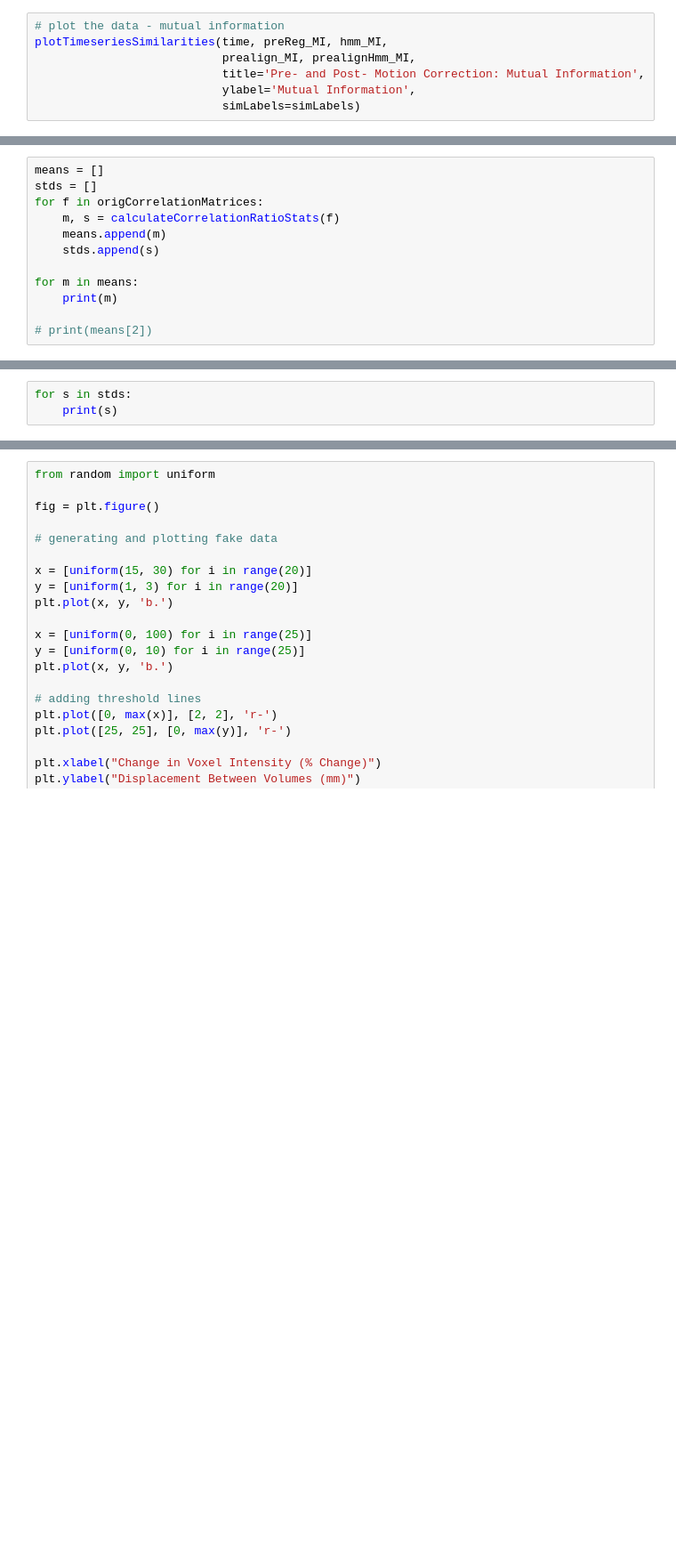
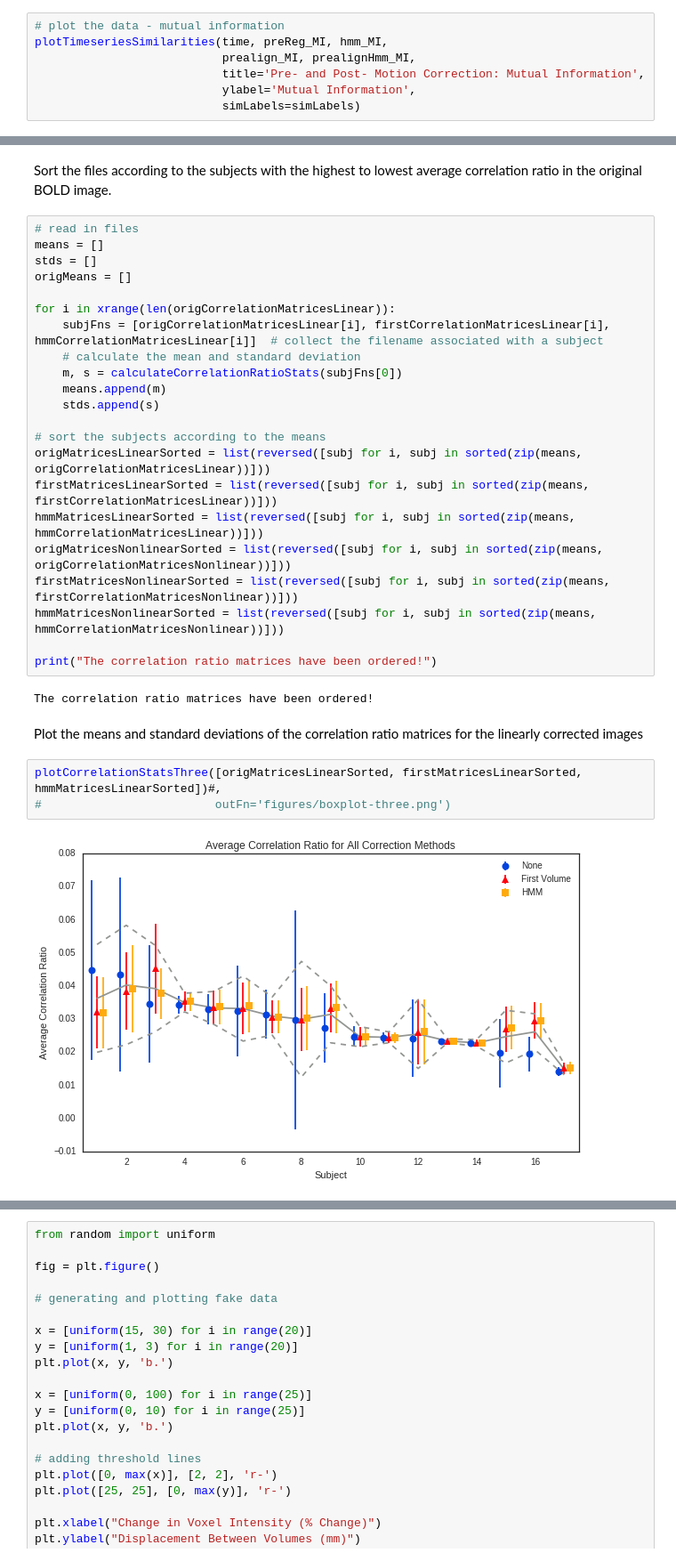
Before and after one commit to jmschabdach/markov-movement-correction, a Jupyter notebook: figureGeneration.ipynb, the cells around one changed output, grey strips where cells are left out. Shown at 89% size. Cells and saved outputs as stored; diff of their text form; blank space fills up the shorter version.

```diff
--- a/figureGeneration.ipynb
+++ b/figureGeneration.ipynb
@@ -1098,12 +939,0 @@ plotCorrelationStatsThree([origCorrelationMatrices, firstCorrelationMatrices, hm
-# %%
-means = []
-stds = []
-for f in origCorrelationMatrices:
-    m, s = calculateCorrelationRatioStats(f)
-    means.append(m)
-    stds.append(s)
-
-for m in means:
-    print(m)
-
-# print(means[2])
@@ -1128,3 +939,0 @@ for m in means:
-# %%
-for s in stds:
-    print(s)
@@ -1361,0 +1074,33 @@ Currently using dummy data
+# %% [markdown]
+Sort the files according to the subjects with the highest to lowest average correlation ratio in the original BOLD image.
+# %%
+# read in files
+means = []
+stds = []
+origMeans = []
+
+for i in xrange(len(origCorrelationMatricesLinear)):
+    subjFns = [origCorrelationMatricesLinear[i], firstCorrelationMatricesLinear[i], hmmCorrelationMatricesLinear[i]]  # collect the filename associated with a subject
+    # calculate the mean and standard deviation
+    m, s = calculateCorrelationRatioStats(subjFns[0])
+    means.append(m)
+    stds.append(s)
+
+# sort the subjects according to the means
+origMatricesLinearSorted = list(reversed([subj for i, subj in sorted(zip(means, origCorrelationMatricesLinear))]))
+firstMatricesLinearSorted = list(reversed([subj for i, subj in sorted(zip(means, firstCorrelationMatricesLinear))]))
+hmmMatricesLinearSorted = list(reversed([subj for i, subj in sorted(zip(means, hmmCorrelationMatricesLinear))]))
+origMatricesNonlinearSorted = list(reversed([subj for i, subj in sorted(zip(means, origCorrelationMatricesNonlinear))]))
+firstMatricesNonlinearSorted = list(reversed([subj for i, subj in sorted(zip(means, firstCorrelationMatricesNonlinear))]))
+hmmMatricesNonlinearSorted = list(reversed([subj for i, subj in sorted(zip(means, hmmCorrelationMatricesNonlinear))]))
+
+print("The correlation ratio matrices have been ordered!")
+# %% [output]
+The correlation ratio matrices have been ordered!
+# %% [markdown]
+Plot the means and standard deviations of the correlation ratio matrices for the linearly corrected images
+# %%
+plotCorrelationStatsThree([origMatricesLinearSorted, firstMatricesLinearSorted, hmmMatricesLinearSorted])#,
+#                         outFn='figures/boxplot-three.png')
+# %% [output]
+[figure, added]
```
Also changed, not shown: parts of 44 cells of this notebook, 5 other files.
